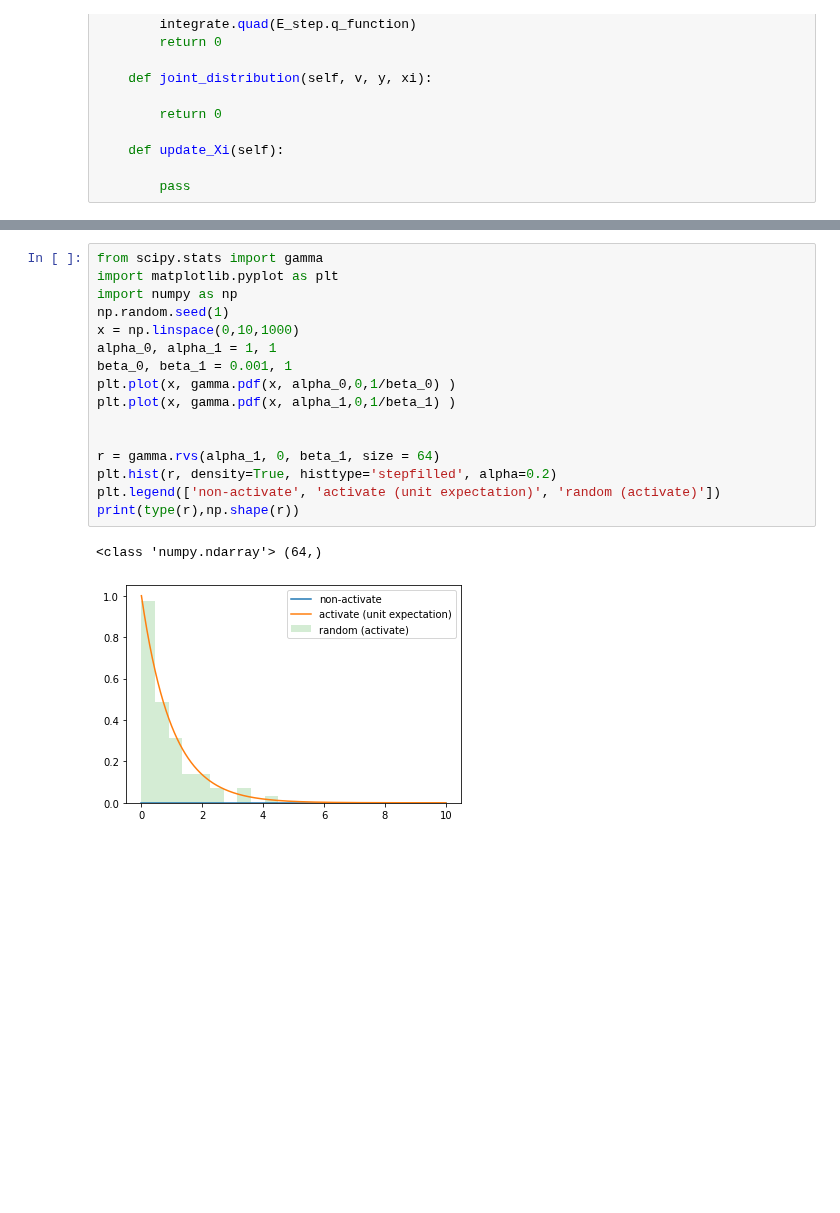
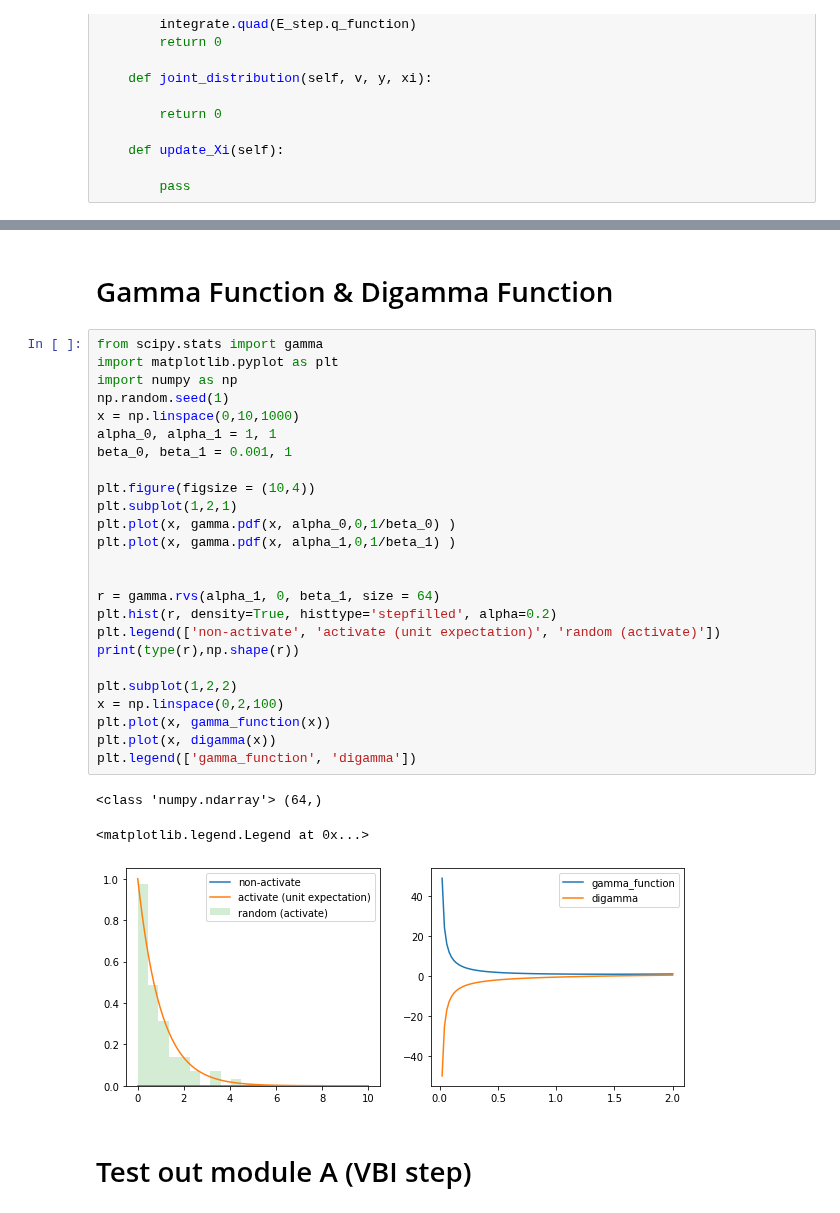
Before and after one commit to Brook1711/RIS-Angular-Domain, a Jupyter notebook: code_main/Alg.ipynb, the cells around one changed output, grey strips where cells are left out. Saved outputs shown, nothing was run; the diff lists cells and outputs as text; blank space fills up the shorter version.

```diff
--- a/code_main/Alg.ipynb
+++ b/code_main/Alg.ipynb
@@ -503,22 +567,36 @@ class E_step():
 # %% [markdown]
 # HMM Model
 ![HMM Model](Alg.assets/HMM.png)
+# %% [markdown]
+# Gamma Function & Digamma Function
 # %%
 from scipy.stats import gamma
 import matplotlib.pyplot as plt
 import numpy as np
 np.random.seed(1)
 x = np.linspace(0,10,1000)
 alpha_0, alpha_1 = 1, 1
 beta_0, beta_1 = 0.001, 1
+
+plt.figure(figsize = (10,4))
+plt.subplot(1,2,1)
 plt.plot(x, gamma.pdf(x, alpha_0,0,1/beta_0) )
 plt.plot(x, gamma.pdf(x, alpha_1,0,1/beta_1) )
 
 
 r = gamma.rvs(alpha_1, 0, beta_1, size = 64)
 plt.hist(r, density=True, histtype='stepfilled', alpha=0.2)
 plt.legend(['non-activate', 'activate (unit expectation)', 'random (activate)'])
 print(type(r),np.shape(r))
+
+plt.subplot(1,2,2)
+x = np.linspace(0,2,100)
+plt.plot(x, gamma_function(x))
+plt.plot(x, digamma(x))
+plt.legend(['gamma_function', 'digamma'])
 # %% [output]
 <class 'numpy.ndarray'> (64,)
+<matplotlib.legend.Legend at 0x...>
-[figure, old version]
+[figure, new version]
+# %% [markdown]
+# Test out module A (VBI step)
```
Also changed, not shown: parts of 5 cells of this notebook, 1 other file.
